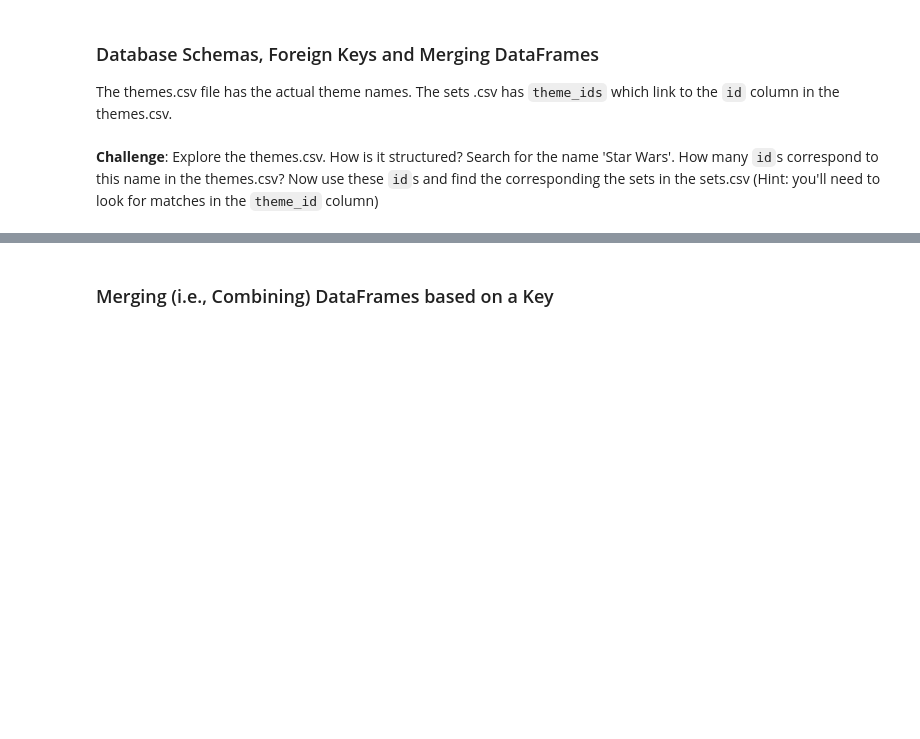
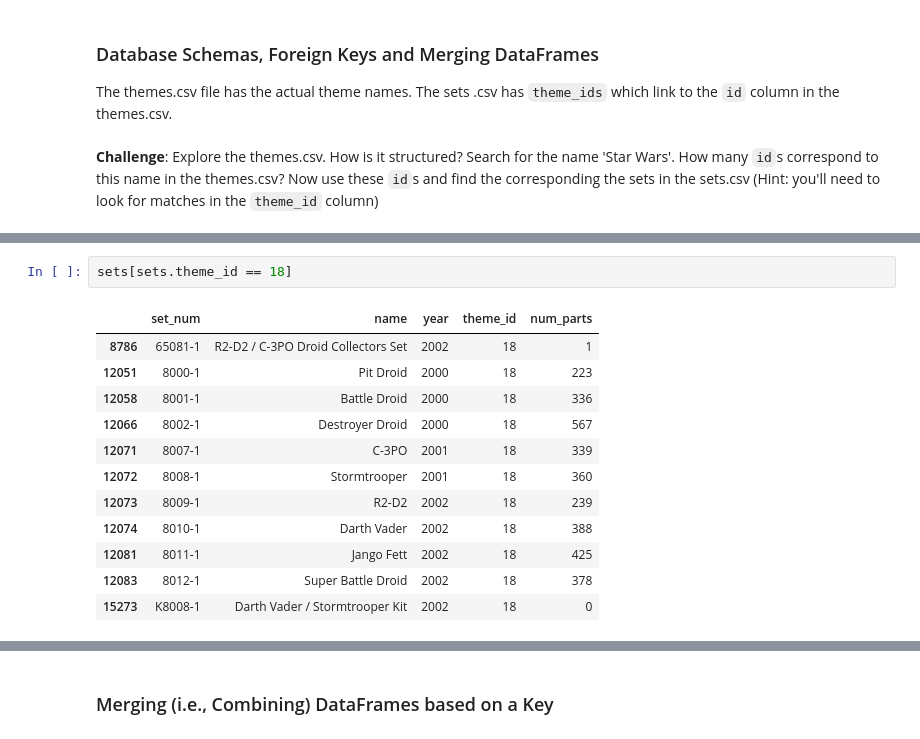
Before and after one commit to renankin/100-days-of-code, a Jupyter notebook: day-074/lego-data/lego_analysis_course.ipynb, the cells around one changed output, grey strips where cells are left out. Cells and saved outputs as stored; diff of their text form; blank space fills up the shorter version.

```diff
--- a/day-074/lego-data/lego_analysis_course.ipynb
+++ b/day-074/lego-data/lego_analysis_course.ipynb
@@ -230,0 +289,15 @@ The themes.csv file has the actual theme names. The sets .csv has <code>theme_id
+# %%
+sets[sets.theme_id == 18]
+# %% [output]
+|  | set_num | name | year | theme_id | num_parts |
+| 8786 | 65081-1 | R2-D2 / C-3PO Droid Collectors Set | 2002 | 18 | 1 |
+| 12051 | 8000-1 | Pit Droid | 2000 | 18 | 223 |
+| 12058 | 8001-1 | Battle Droid | 2000 | 18 | 336 |
+| 12066 | 8002-1 | Destroyer Droid | 2000 | 18 | 567 |
+| 12071 | 8007-1 | C-3PO | 2001 | 18 | 339 |
+| 12072 | 8008-1 | Stormtrooper | 2001 | 18 | 360 |
+| 12073 | 8009-1 | R2-D2 | 2002 | 18 | 239 |
+| 12074 | 8010-1 | Darth Vader | 2002 | 18 | 388 |
+| 12081 | 8011-1 | Jango Fett | 2002 | 18 | 425 |
+| 12083 | 8012-1 | Super Battle Droid | 2002 | 18 | 378 |
+| 15273 | K8008-1 | Darth Vader / Stormtrooper Kit | 2002 | 18 | 0 |
```
Also changed, not shown: parts of 13 cells of this notebook.
